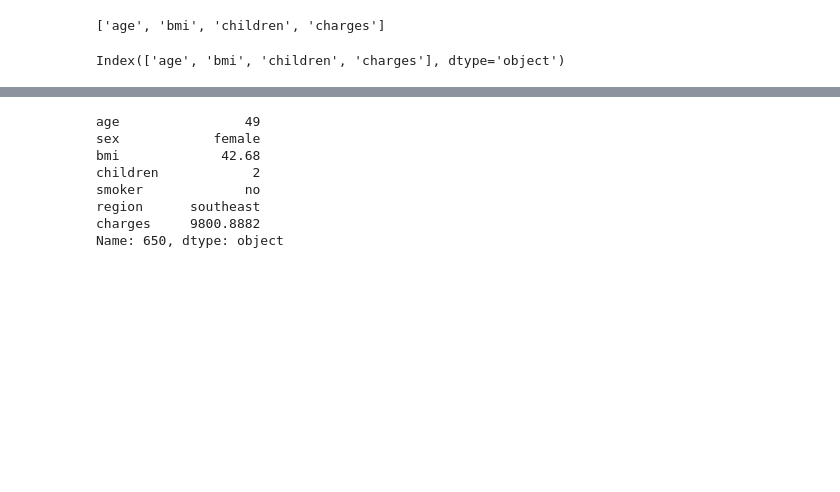
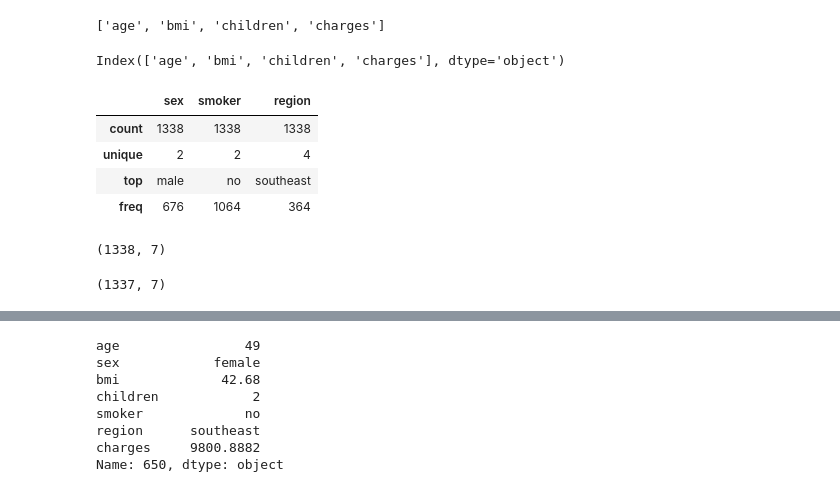
Before and after one commit to fahridika/DataScience, a Jupyter notebook: insurance_stackup.ipynb, the cells around one changed output, grey strips where cells are left out. Drawn from its saved outputs; the diff is of its cells as text; code cells hidden in the pictures; blank space fills up the shorter version.

```diff
--- a/insurance_stackup.ipynb
+++ b/insurance_stackup.ipynb
@@ -74,3 +74,16 @@ num_features = df.dtypes[df.dtypes != 'object'].index
 num_features
 # %% [output]
 Index(['age', 'bmi', 'children', 'charges'], dtype='object')
+# %%
+cat_features = df.dtypes[df.dtypes == 'object'].index
+df[cat_features].describe()
+# %% [output]
+|  | sex | smoker | region |
+| count | 1338 | 1338 | 1338 |
+| unique | 2 | 2 | 4 |
+| top | male | no | southeast |
+| freq | 676 | 1064 | 364 |
+# %%
+df.shape
+# %% [output]
+(1338, 7)
@@ -76,0 +92,4 @@ Index(['age', 'bmi', 'children', 'charges'], dtype='object')
+# %%
+df.shape
+# %% [output]
+(1337, 7)
```
Also changed, not shown: parts of 5 cells of this notebook.
